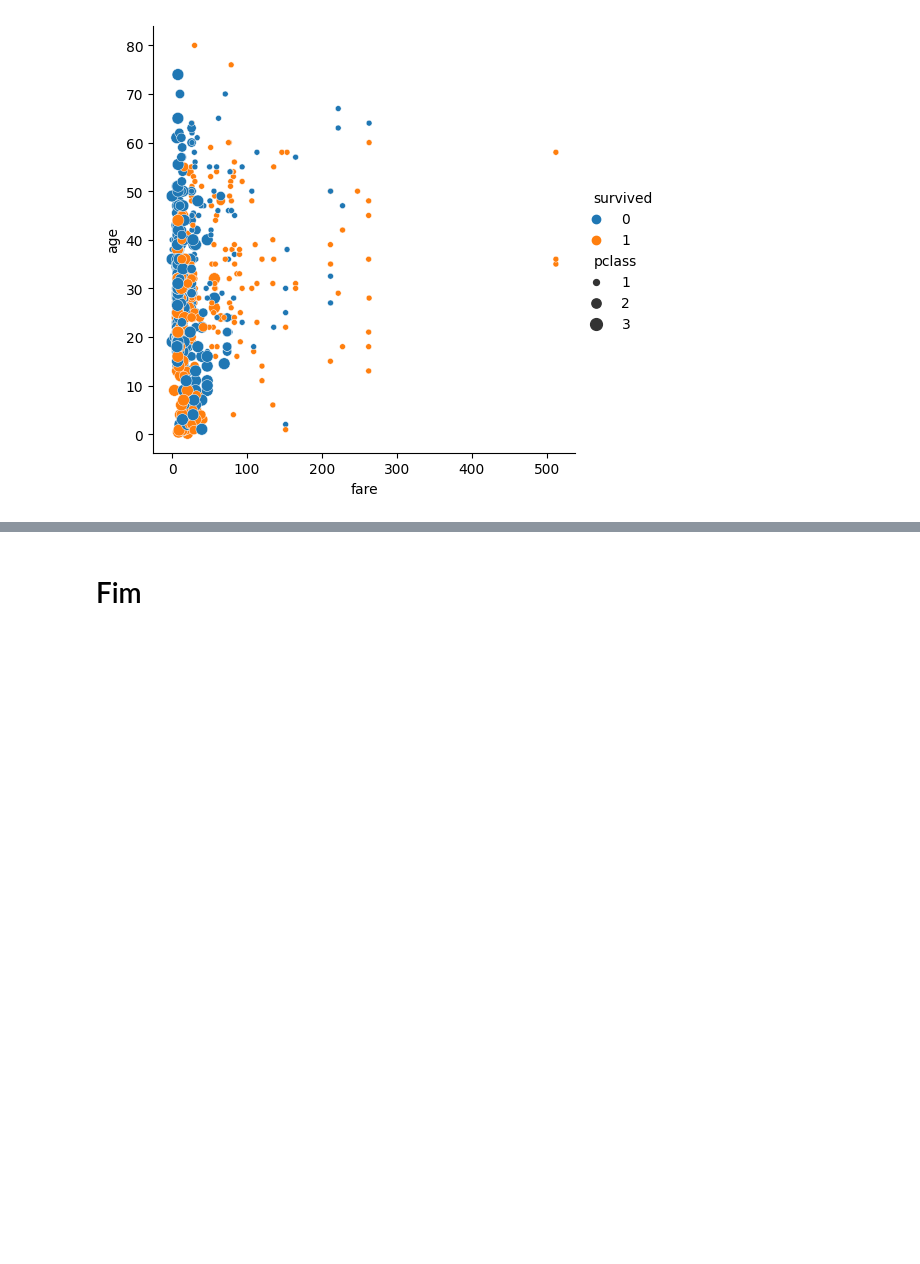
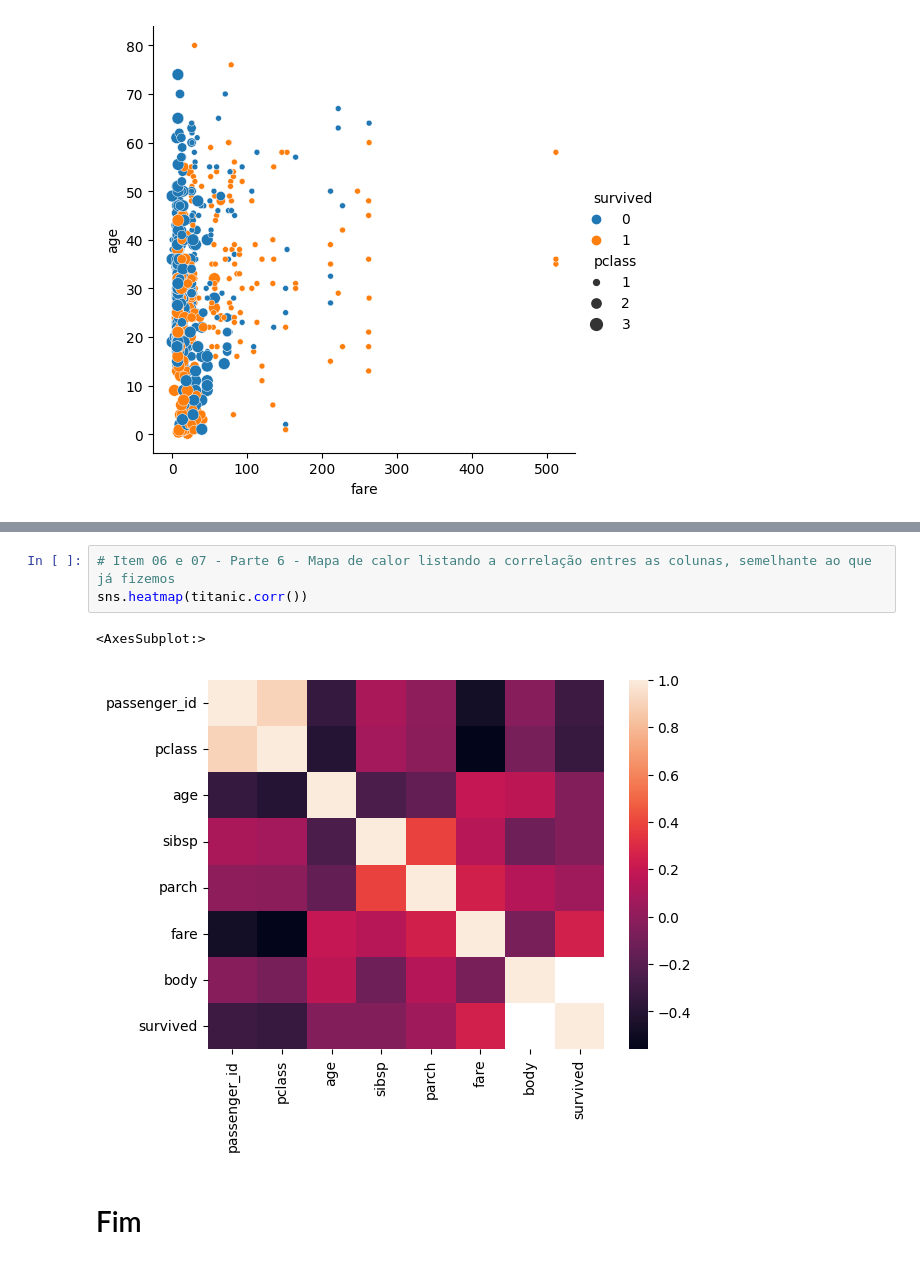
Before and after one commit to Victor-Fiamoncini/atv_ml_01, a Jupyter notebook: src/Exercícios Análise Exploratória.ipynb, the cells around one changed output, grey strips where cells are left out. Drawn from its saved outputs; the diff is of its cells as text; blank space fills up the shorter version.

```diff
--- a/src/Exercícios Análise Exploratória.ipynb
+++ b/src/Exercícios Análise Exploratória.ipynb
@@ -334,2 +336,8 @@ TypeError: float() argument must be a string or a number, not 'dict'
+# %%
+# Item 06 e 07 - Parte 6 - Mapa de calor listando a correlação entres as colunas, semelhante ao que já fizemos
+sns.heatmap(titanic.corr())
+# %% [output]
+<AxesSubplot:>
+[figure, added]
 # %% [markdown]
 # Fim
```
Also changed, not shown: parts of 2 cells of this notebook.
